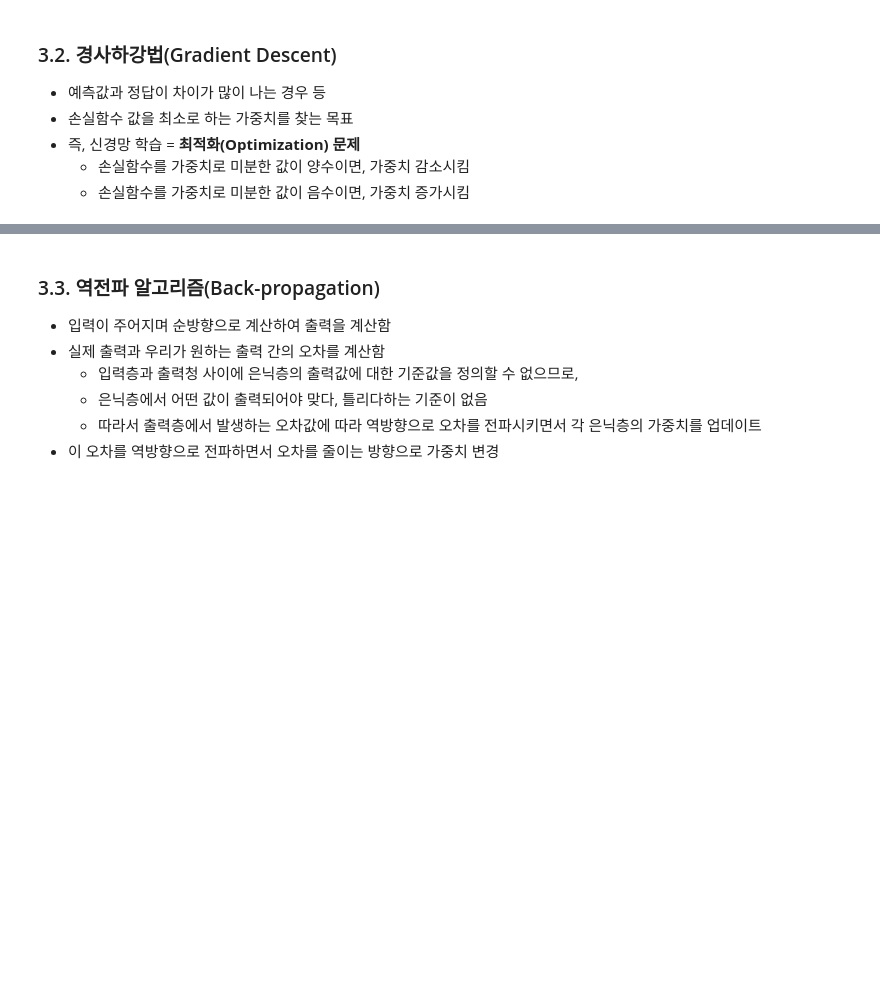
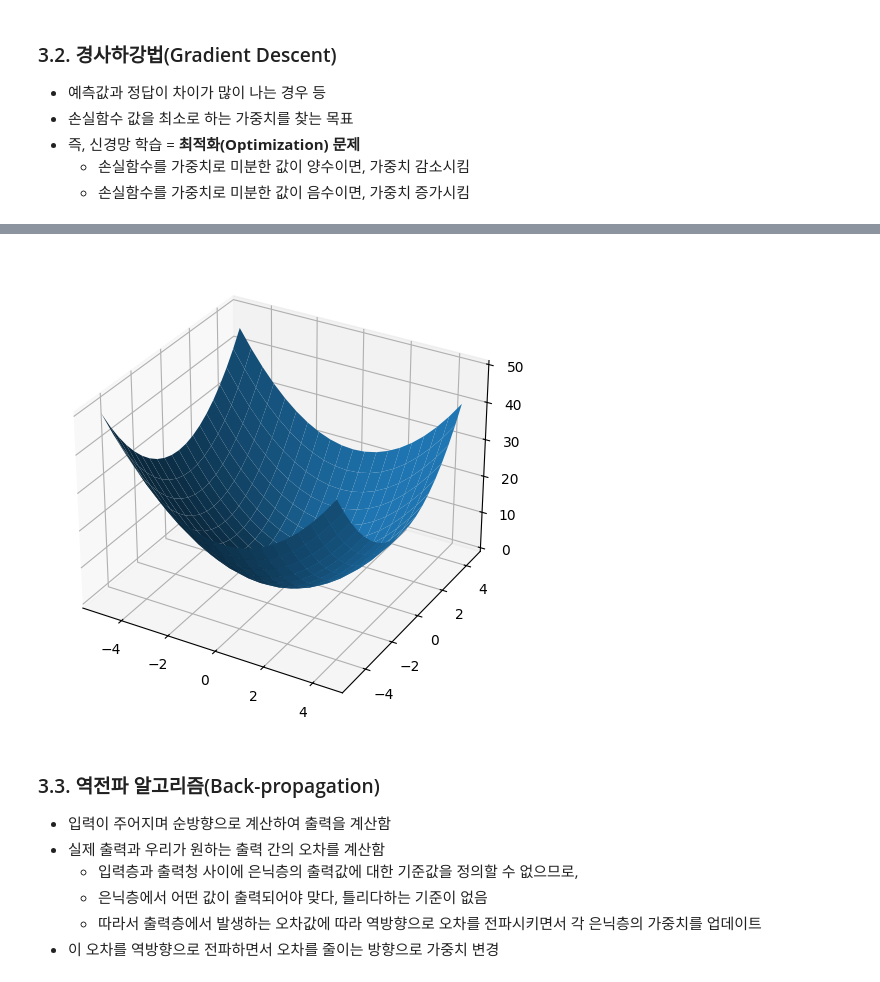
Before and after one commit to ksydata/DeepLearning, a Jupyter notebook: FundamentalDeepLearning/Perceptron/backPropagation_MLP.ipynb, the cells around one changed output, grey strips where cells are left out. Drawn from its saved outputs; the diff is of its cells as text; code cells hidden in the pictures; blank space fills up the shorter version.

```diff
--- a/FundamentalDeepLearning/Perceptron/backPropagation_MLP.ipynb
+++ b/FundamentalDeepLearning/Perceptron/backPropagation_MLP.ipynb
@@ -118,3 +166,19 @@ $
+# %%
+x_arange = np.arange(-5, 5, 0.5)
+y_arange = np.arange(-5, 5, 0.5)
+# x, y축 범위: -5 ~ 4.5, 간격 0.5
+
+X, Y = np.meshgrid(x_arange, y_arange)
+Z = X**2 + Y**2
+# 3D 곡면 시각화: Z = X^2 + Y^2
+
+fig = plt.figure(figsize = (6, 6))
+ax = fig.add_subplot(111, projection = "3d")
+
+ax.plot_surface(X, Y, Z)
+plt.show()
+# %% [output]
+[figure, added]
 # %% [markdown]
 ### 3.3. 역전파 알고리즘(Back-propagation)
 
```
Also changed, not shown: parts of 3 cells of this notebook.
